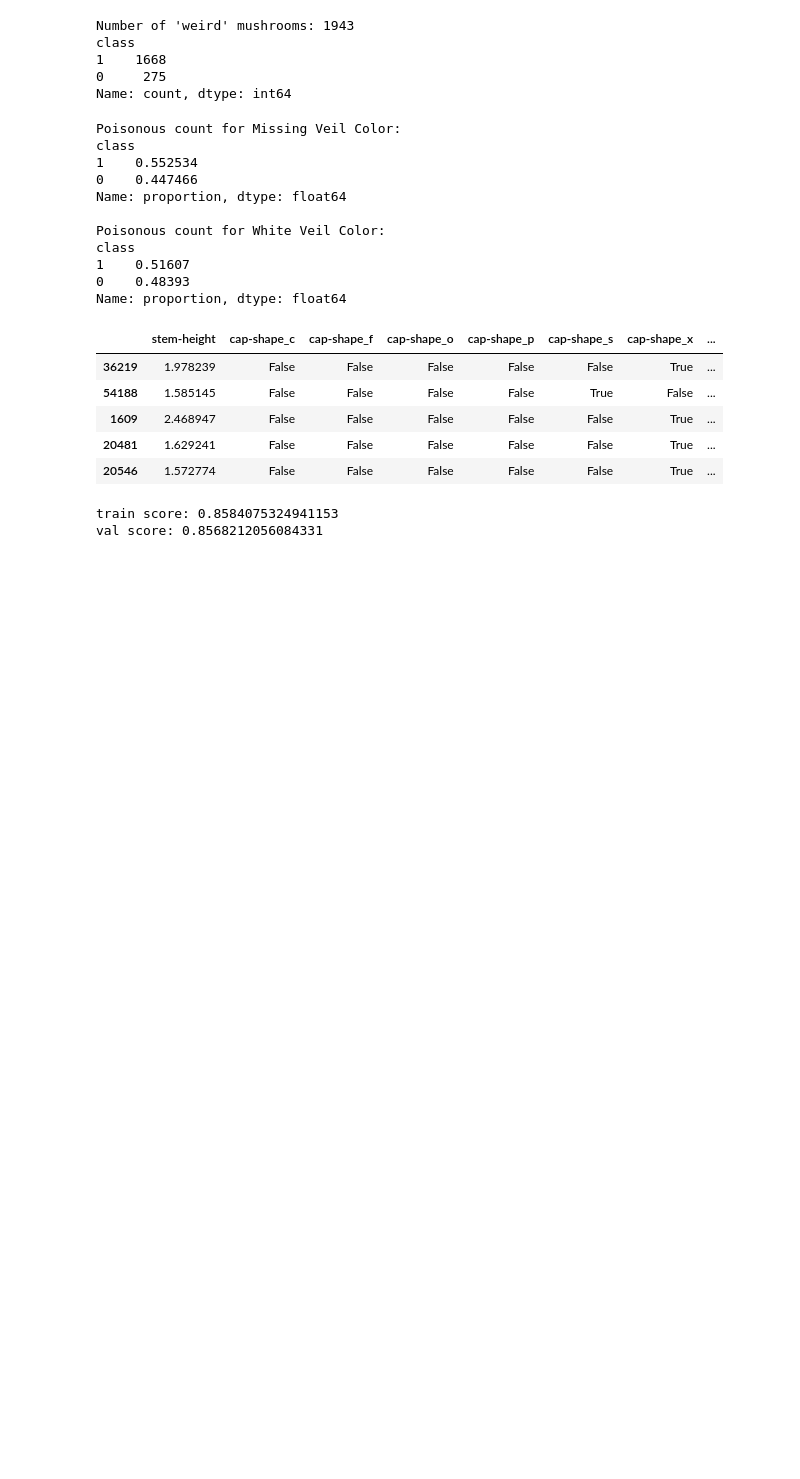
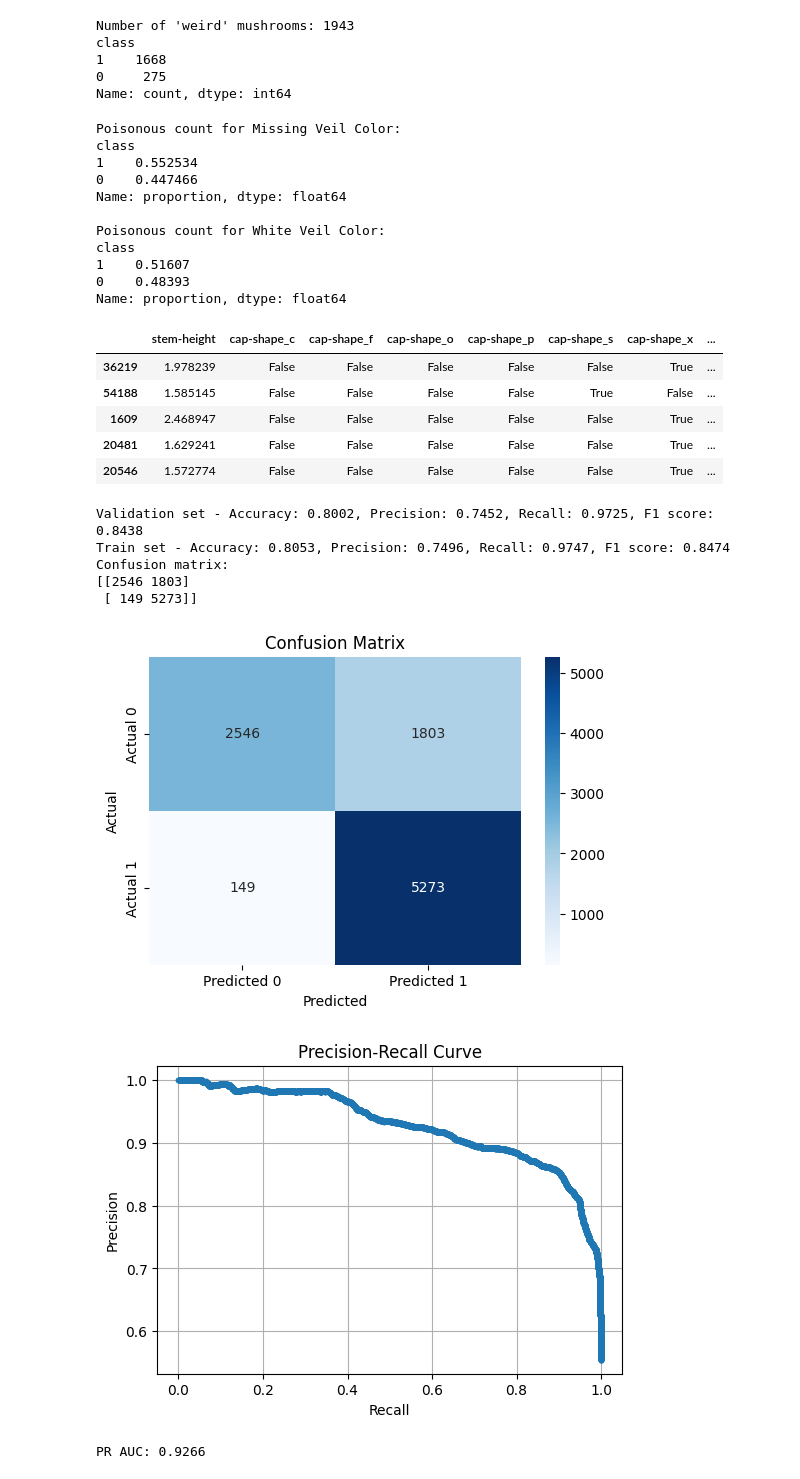
Before and after one commit to junek1234/Mushrooms-ML-Assigment-3, a Jupyter notebook: 3 Mushroom foraging/3. Mushroom foraging.ipynb, the cells around one changed output. Cells and saved outputs as stored; diff of their text form; code cells hidden in the pictures; blank space fills up the shorter version.

```diff
--- a/3 Mushroom foraging/3. Mushroom foraging.ipynb
+++ b/3 Mushroom foraging/3. Mushroom foraging.ipynb
@@ -360,15 +360,77 @@ X_test = X_test.drop(columns=["cap-diameter", "stem-width"])
 X_test[['diameter-and-width', 'stem-height']] = scaler.transform(X_test[['diameter-and-width', 'stem-height']])
 # %%
 # train val test validation
+from sklearn.metrics import accuracy_score, precision_score, recall_score, f1_score
+from sklearn.metrics import confusion_matrix
 from sklearn.linear_model import LogisticRegression
-log_reg_1 = LogisticRegression(max_iter=500, random_state=42)
-log_reg_1.fit(X_train,y_train)
-predictions1 = log_reg_1.predict(X_val)
-train_score1 = log_reg_1.score(X_train, y_train)
-val_score1 = log_reg_1.score(X_val, y_val)
+from sklearn.metrics import precision_recall_curve
+from sklearn.metrics import roc_curve, auc
 
-print(f"train score: {train_score1}")
-print(f"val score: {val_score1}")
+log_reg_1 = LogisticRegression(
+    C=1.0,
+    penalty="l2",
+    solver="liblinear",
+    class_weight={0: 1, 1: 4},
+    max_iter=1000,
+    random_state=42
+)
+log_reg_1.fit(X_train, y_train)
+
+y_val_pred = log_reg_1.predict(X_val)
+y_train_pred = log_reg_1.predict(X_train)
+val_accuracy = accuracy_score(y_val, y_val_pred)
+val_precision = precision_score(y_val, y_val_pred)
+val_recall = recall_score(y_val, y_val_pred)
+val_f1 = f1_score(y_val, y_val_pred)
+train_accuracy = accuracy_score(y_train, y_train_pred)
+train_precision = precision_score(y_train, y_train_pred)
+train_recall = recall_score(y_train, y_train_pred)
+train_f1 = f1_score(y_train, y_train_pred)
+print(f"Validation set - Accuracy: {val_accuracy:.4f}, Precision: {val_precision:.4f}, Recall: {val_recall:.4f}, F1 score: {val_f1:.4f}")
+print(f"Train set - Accuracy: {train_accuracy:.4f}, Precision: {train_precision:.4f}, Recall: {train_recall:.4f}, F1 score: {train_f1:.4f}")
+
+conf_matrix = confusion_matrix(y_val, y_val_pred)
+fn = conf_matrix[1, 0]
+print("Confusion matrix:")
+print(conf_matrix)
+plt.figure(figsize=(6, 4))
+sns.heatmap(conf_matrix, annot=True, fmt="d", cmap="Blues", xticklabels=["Predicted 0", "Predicted 1"], yticklabels=["Actual 0", "Actual 1"])
+plt.title("Confusion Matrix")
+plt.xlabel("Predicted")
+plt.ylabel("Actual")
+plt.show()
+
+y_scores = log_reg_1.predict_proba(X_val)[:, 1]
+precision, recall, thresholds = precision_recall_curve(y_val, y_scores)
+pr_auc = auc(recall, precision)
+plt.figure(figsize=(6, 4))
+plt.plot(recall, precision, marker=".")
+plt.title("Precision-Recall Curve")
+plt.xlabel("Recall")
+plt.ylabel("Precision")
+plt.grid()
+plt.show()
+print(f"PR AUC: {pr_auc:.4f}")
+
+fpr, tpr, thresholds = roc_curve(y_val, y_scores)
+roc_auc = auc(fpr, tpr)
+plt.figure(figsize=(6, 4))
+plt.plot(fpr, tpr, label=f"ROC curve (area = {roc_auc:.2f})")
+plt.plot([0, 1], [0, 1], "k--")
+plt.title("Receiver Operating Characteristic (ROC) Curve")
+plt.xlabel("False Positive Rate")
+plt.ylabel("True Positive Rate")
+plt.legend(loc="lower right")
+plt.grid()
+plt.show()
+print(f"ROC AUC: {roc_auc:.4f}")
+# class 1 = poisonous, class 0 = edible.
 # %% [output]
-train score: 0.8584075324941153
-val score: 0.8568212056084331
+Validation set - Accuracy: 0.8002, Precision: 0.7452, Recall: 0.9725, F1 score: 0.8438
+Train set - Accuracy: 0.8053, Precision: 0.7496, Recall: 0.9747, F1 score: 0.8474
+Confusion matrix:
+[[2546 1803]
+ [ 149 5273]]
+[figure, added]
+[figure, added]
+PR AUC: 0.9266
```
Also changed, not shown: parts of 7 cells of this notebook.
